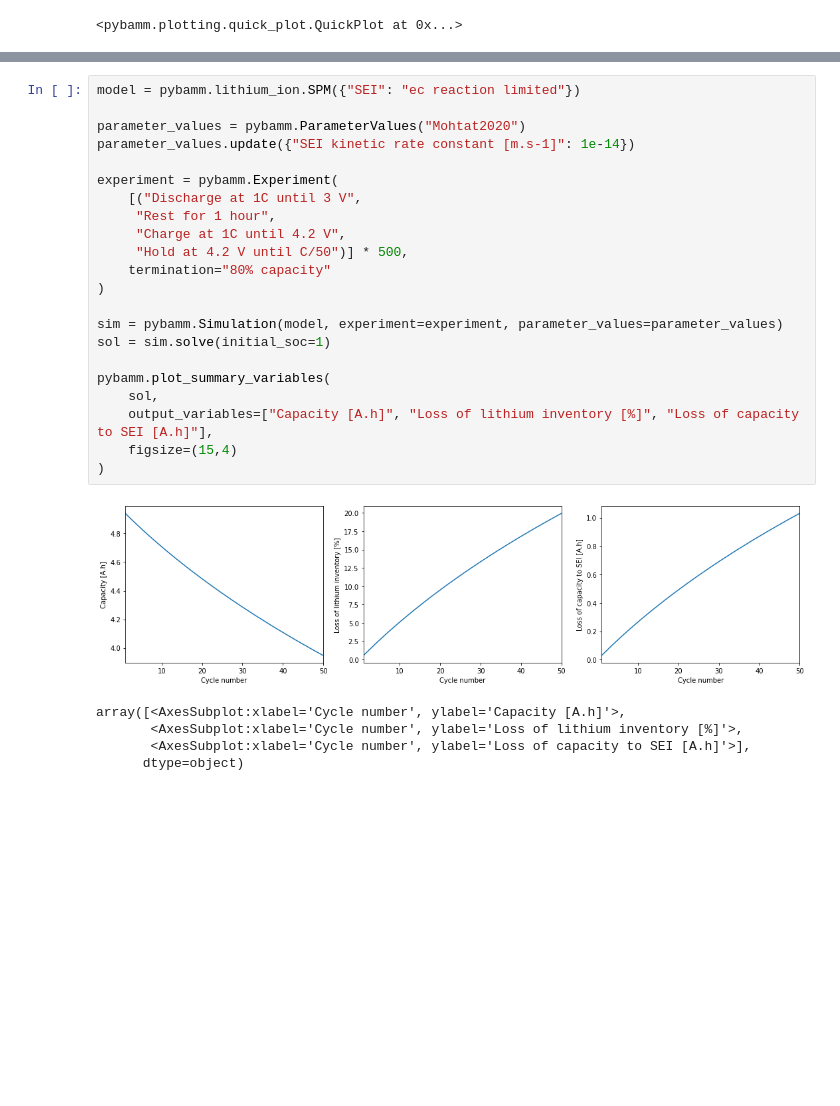
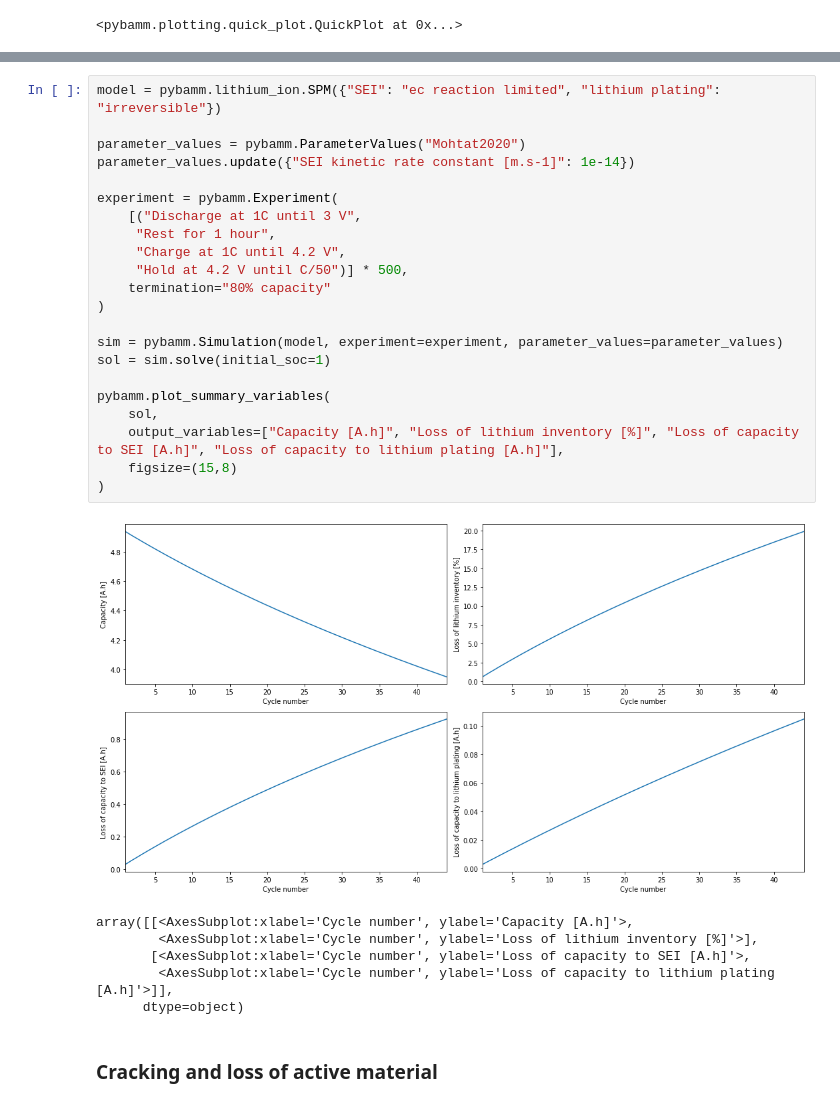
Before and after one commit to pybamm-team/pybamm-supporting-material, a Jupyter notebook: show_and_tell.ipynb, the cells around one changed output, grey strips where cells are left out. Cells and saved outputs as stored; diff of their text form; blank space fills up the shorter version.

```diff
--- a/show_and_tell.ipynb
+++ b/show_and_tell.ipynb
@@ -156,28 +224,31 @@ PyBaMM allows to add degradation effects on top of the electrochemical models. T
 # %%
-model = pybamm.lithium_ion.SPM({"SEI": "ec reaction limited"})
+model = pybamm.lithium_ion.SPM({"SEI": "ec reaction limited", "lithium plating": "irreversible"})
 
 parameter_values = pybamm.ParameterValues("Mohtat2020")
 parameter_values.update({"SEI kinetic rate constant [m.s-1]": 1e-14})
 
 experiment = pybamm.Experiment(
     [("Discharge at 1C until 3 V",
      "Rest for 1 hour",
      "Charge at 1C until 4.2 V",
      "Hold at 4.2 V until C/50")] * 500,
     termination="80% capacity"
 )
 
 sim = pybamm.Simulation(model, experiment=experiment, parameter_values=parameter_values)
 sol = sim.solve(initial_soc=1)
 
 pybamm.plot_summary_variables(
     sol,
-    output_variables=["Capacity [A.h]", "Loss of lithium inventory [%]", "Loss of capacity to SEI [A.h]"],
-    figsize=(15,4)
+    output_variables=["Capacity [A.h]", "Loss of lithium inventory [%]", "Loss of capacity to SEI [A.h]", "Loss of capacity to lithium plating [A.h]"],
+    figsize=(15,8)
 )
 # %% [output]
-[figure, old version]
+[figure, new version]
-array([<AxesSubplot:xlabel='Cycle number', ylabel='Capacity [A.h]'>,
-       <AxesSubplot:xlabel='Cycle number', ylabel='Loss of lithium inventory [%]'>,
-       <AxesSubplot:xlabel='Cycle number', ylabel='Loss of capacity to SEI [A.h]'>],
+array([[<AxesSubplot:xlabel='Cycle number', ylabel='Capacity [A.h]'>,
+        <AxesSubplot:xlabel='Cycle number', ylabel='Loss of lithium inventory [%]'>],
+       [<AxesSubplot:xlabel='Cycle number', ylabel='Loss of capacity to SEI [A.h]'>,
+        <AxesSubplot:xlabel='Cycle number', ylabel='Loss of capacity to lithium plating [A.h]'>]],
       dtype=object)
+# %% [markdown]
+### Cracking and loss of active material
```
Also changed, not shown: parts of 14 cells of this notebook.
